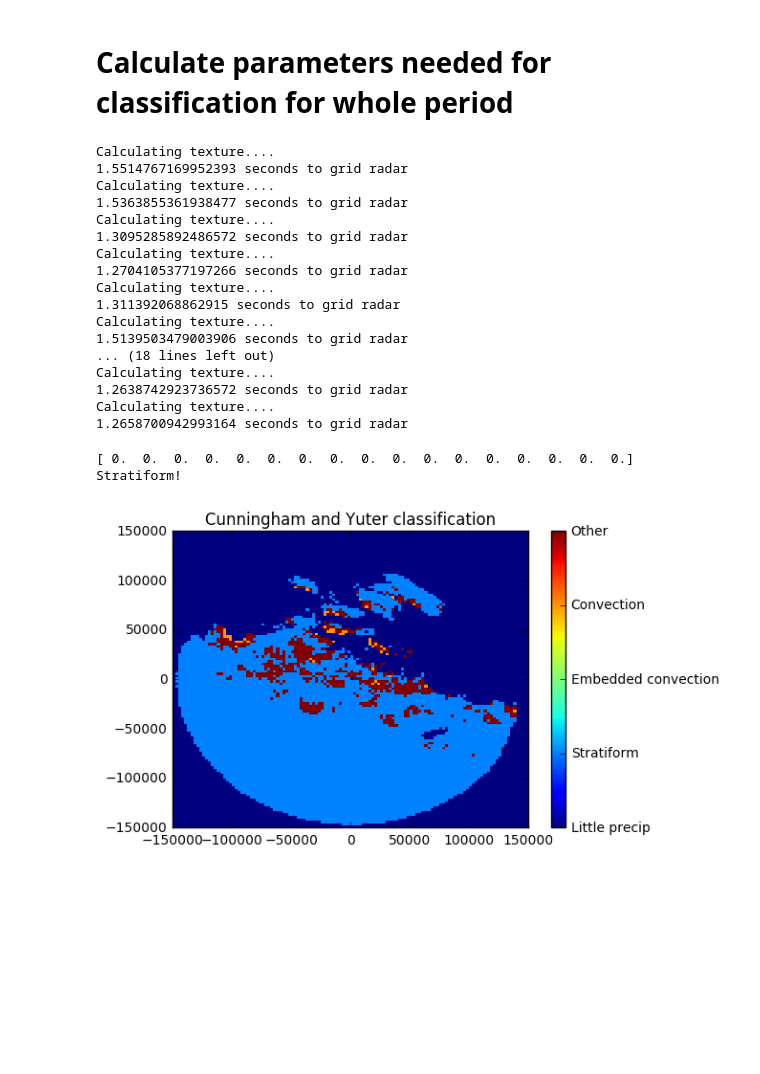
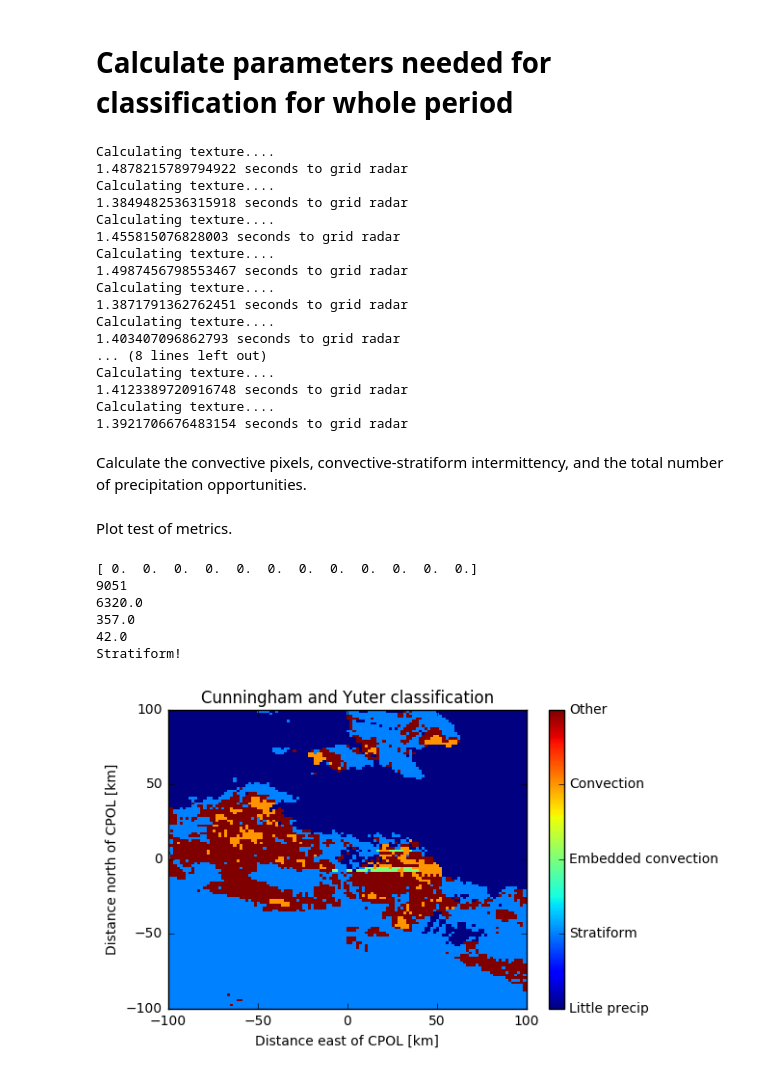
Before and after one commit to rcjackson/cmdv-rrm-anl, a Jupyter notebook: notebooks/Cunningham and Yuter classification test.ipynb, the cells around one changed output. Saved outputs shown, nothing was run; the diff lists cells and outputs as text; code cells hidden in the pictures; blank space fills up the shorter version.

```diff
--- a/notebooks/Cunningham and Yuter classification test.ipynb
+++ b/notebooks/Cunningham and Yuter classification test.ipynb
@@ -196,7 +196,7 @@ Looking for files with format /home/rjackson/data/radar/cpol/Gunn_pt_20060120*.u
 # %% [markdown]
 Test Steiner convective classification on scan
 # %%
-frame_number = 6
+frame_number = 4
 Radar = get_radar_from_cpol(times[frame_number])
 
 print('Calculating texture....')
@@ -251,7 +251,7 @@ Radar.add_field_like('corrected_reflectivity', 'reflectivity', cp, replace_exist
 
 grid_cpol = grid_radar(Radar,
                        origin=(Radar.latitude['data'][0], Radar.longitude['data'][0]),
-                       xlim=(-150000, 150000), ylim=(-150000, 150000),
+                       xlim=(-100000, 100000), ylim=(-100000, 100000),
                        fields=['reflectivity'], min_radius=750.0, bsp=1.0, nb=1.5,
                        h_factor=2.0,
                        zlim=(500, 20000), grid_shape=(40, 121, 121))
@@ -303,7 +303,7 @@ for t in times:
 
     Radar.add_field('velocity_texture', texture_field, replace_existing = True)
     cp = deepcopy(Radar.fields['corrected_reflectivity']['data'])
-    texture = Radar.fields['velocity_texture']['data']
+    texture = texture_field['data']
 
     # Apply texture filter to CPOL data
     cp = np.ma.masked_where(texture > 4, cp)
@@ -311,7 +311,7 @@ for t in times:
 
     grid_cpol = grid_radar(Radar,
                            origin=(Radar.latitude['data'][0], Radar.longitude['data'][0]),
-                           xlim=(-150000, 150000), ylim=(-150000, 150000),
+                           xlim=(-100000, 100000), ylim=(-100000, 100000),
                            fields=['reflectivity'], min_radius=750.0, bsp=1.0, nb=1.5,
                            h_factor=2.0,
                            zlim=(500, 20000), grid_shape=(40, 121, 121))
@@ -321,22 +321,25 @@ for t in times:
     i = i + 1
 # %% [output]
 Calculating texture....
-1.5514767169952393 seconds to grid radar
+1.4878215789794922 seconds to grid radar
 Calculating texture....
-1.5363855361938477 seconds to grid radar
+1.3849482536315918 seconds to grid radar
 Calculating texture....
-1.3095285892486572 seconds to grid radar
+1.455815076828003 seconds to grid radar
 Calculating texture....
-1.2704105377197266 seconds to grid radar
+1.4987456798553467 seconds to grid radar
 Calculating texture....
-1.311392068862915 seconds to grid radar
+1.3871791362762451 seconds to grid radar
 Calculating texture....
-1.5139503479003906 seconds to grid radar
-... (18 lines left out)
+1.403407096862793 seconds to grid radar
+... (8 lines left out)
 Calculating texture....
-1.2638742923736572 seconds to grid radar
+1.4123389720916748 seconds to grid radar
 Calculating texture....
-1.2658700942993164 seconds to grid radar
+1.3921706676483154 seconds to grid radar
+# %% [markdown]
+Calculate the convective pixels, convective-stratiform intermittency, and the
+total number of precipitation opportunities.
 # %%
 total_frequency = np.zeros((len(grid_cpol.x['data']),
                            len(grid_cpol.y['data'])))
@@ -372,31 +375,44 @@ for j in range(0, len(grid_cpol.x['data'])):
             modes[j,k] = 4
 
         # Little precipitation periods
-        if(float(total_frequency[j,k])/float(opportunities) < 0.3):
+        if(float(total_frequency[j,k]/float(opportunities) < 0.3)):
             modes[j,k] = 0
+# %% [markdown]
+Plot test of metrics.
 # %%
 print(ptypes)
 plt.figure
-plt.pcolormesh(x,y,modes)
+plt.pcolormesh(x/1e3,y/1e3,modes)
+plt.xlabel('Distance east of CPOL [km]')
+plt.ylabel('Distance north of CPOL [km]')
 cbar = plt.colorbar(ticks=[0, 1, 2, 3, 4])
 cbar.ax.set_yticklabels(['Little precip', 'Stratiform', 'Embedded convection', 'Convection', 'Other'])
 plt.title('Cunningham and Yuter classification')
 
-total_points = len(np.where(modes > 0))
-total_stratiform = len(np.where(modes == 1))
-total_embedded = len(np.where(modes == 2))
-total_convective = len(np.where(modes == 3))
-total_other = len(np.where(modes == 4))
+print(len(np.where(modes > 0)[1]))
+total_points = len(np.where(modes > 0)[1])
+total_stratiform = len(np.where(modes == 1)[1])
+total_embedded = len(np.where(modes == 2)[1])
+total_convective = len(np.where(modes == 3)[1])
+total_other = len(np.where(modes == 4)[1])
+
+print(float(total_stratiform))
+print(float(total_convective))
+print(float(total_embedded))
 
 if(float(total_stratiform)/float(total_points) > 0.25):
     print('Stratiform!')
 elif(float(total_convective)/float(total_points) > 0.25):
     print('Convective!')
 elif(float(total_embedded)/float(total_points) > 0.25):
     print('Embedded convection!')
 else:
     print('Other!')
 # %% [output]
-[ 0.  0.  0.  0.  0.  0.  0.  0.  0.  0.  0.  0.  0.  0.  0.  0.  0.]
+[ 0.  0.  0.  0.  0.  0.  0.  0.  0.  0.  0.  0.]
+9051
+6320.0
+357.0
+42.0
 Stratiform!
-[figure, old version]
+[figure, new version]
```
Also changed, not shown: parts of 5 cells of this notebook, 2 other files.
